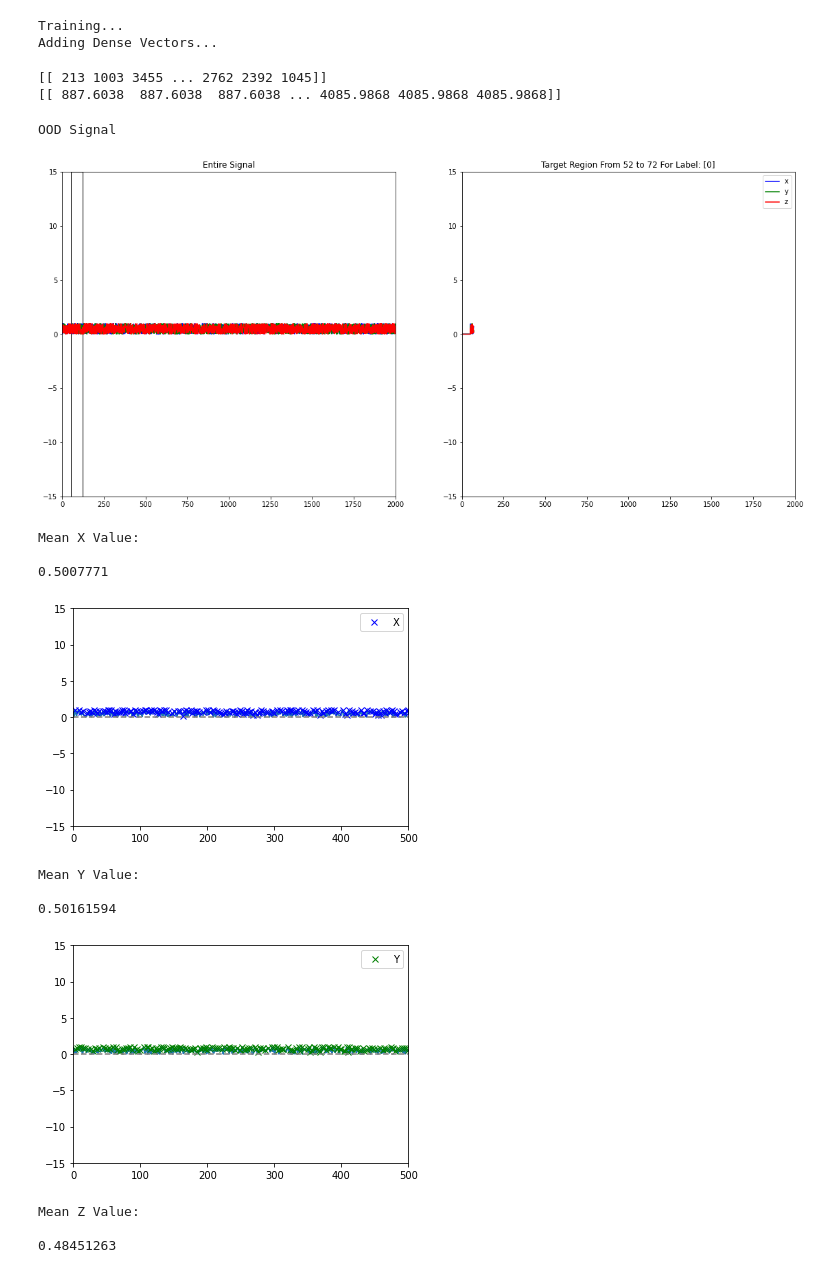
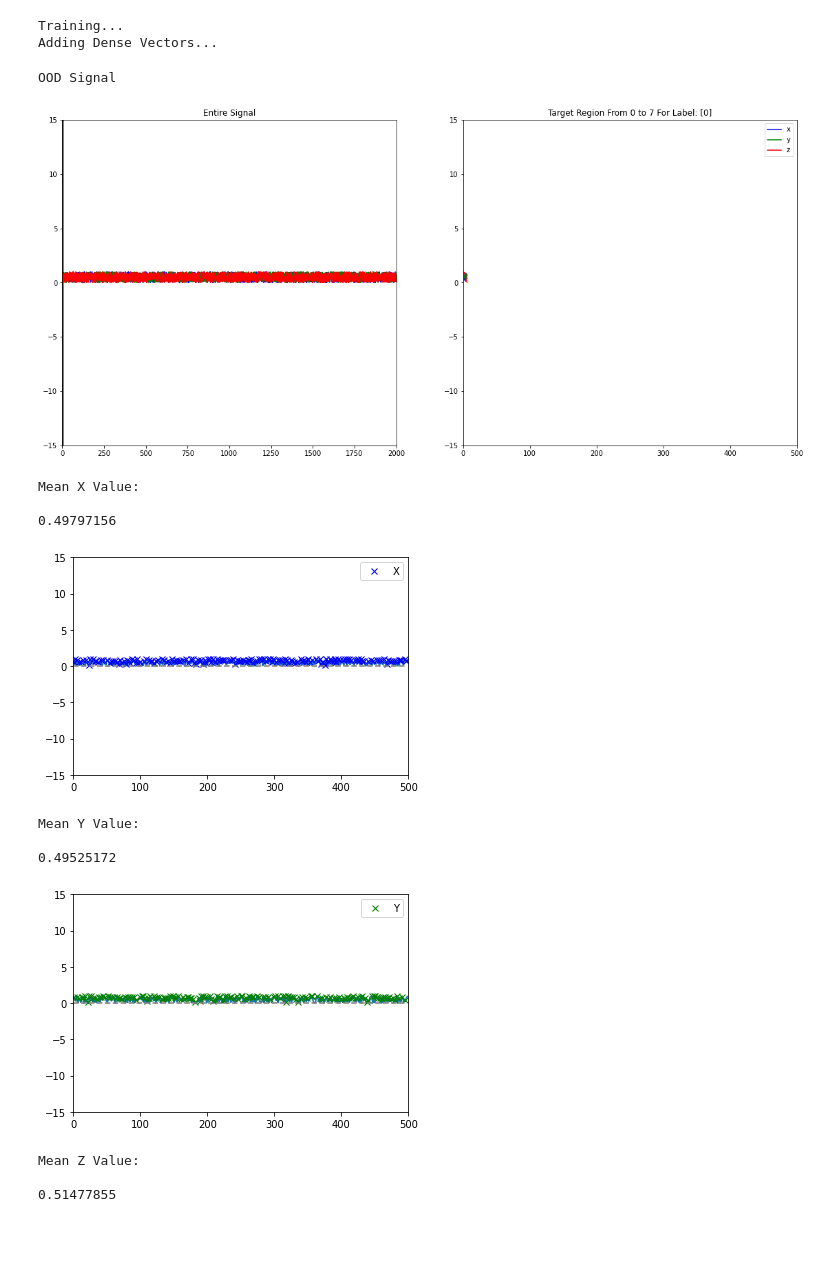
Before and after one commit to anas-awadalla/Incepto, a Jupyter notebook: interpretability_experiments/mPower_similarity_searching.ipynb, the cells around one changed output. Cells and saved outputs as stored; diff of their text form; code cells hidden in the pictures; blank space fills up the shorter version.

```diff
--- a/interpretability_experiments/mPower_similarity_searching.ipynb
+++ b/interpretability_experiments/mPower_similarity_searching.ipynb
@@ -325,15 +325,12 @@ import faiss
 index = faiss.read_index("test_index.index")
 # %%
 # Search
-index.nprobe = 8  # Runtime param. The number of cells that are visited for search.
+index.nprobe = 64  # Runtime param. The number of cells that are visited for search.
 topk = 4000
 dists, ids = index.search(search_query, k=topk)
 
-print(ids)
-print(dists)
+# print(ids)
+# print(dists)
-# %% [output]
-[[ 213 1003 3455 ... 2762 2392 1045]]
-[[ 887.6038  887.6038  887.6038 ... 4085.9868 4085.9868 4085.9868]]
 # %%
 # from signal_purtubation import extremal_perturbation
 # def get_purturbation(x, y, area):
@@ -427,7 +424,7 @@ def plot_signal(signals, boundaries, label):
         ax.plot(y,color='green',label='y')
         ax.plot(z,color='red',label='z')
 
-        ax.set_xlim(0,2000)
+        ax.set_xlim(0,500)
         ax.set_ylim(-15,15)
 
     plt.legend()
@@ -440,11 +437,13 @@ def viz_signal(signals, signal_labels, activation, threshold=0.8, window_size=20
 
     return x,y
 # %%
+    from scipy.signal import find_peaks
+
     print("OOD Signal")
 
     d = datapoint.cpu().numpy()
-    left,right = [0,2000]
-    viz_signal(d,datapoint_label.item(),training_data[10])
+    left,right = [0,500]
+    viz_signal(d,datapoint_label.item(),search_query[0])
 
     x = d[0][left:right]
     y = d[1][left:right]
@@ -457,42 +456,42 @@ def viz_signal(signals, signal_labels, activation, threshold=0.8, window_size=20
     plt.plot(x)
     plt.axis([0, 500, -15, 15])
     plt.plot(peaks, x[peaks], "x", label="X",color="blue")
     plt.plot(np.zeros_like(x), "--", color="gray")
     plt.legend()
     plt.show()
 
     print("Mean Y Value: \n")
     print(np.mean(y))
 
     peaks, _ = find_peaks(y, height=0)
     plt.plot(y)
     plt.axis([0, 500, -15, 15])
     plt.plot(peaks, y[peaks], "x",label="Y",color="green")
     plt.plot(np.zeros_like(y), "--", color="gray")
     plt.legend()
     plt.show()
 
     print("Mean Z Value: \n")
     print(np.mean(z))
 
     peaks, _ = find_peaks(z, height=0)
     plt.plot(z)
     plt.axis([0, 500, -15, 15])
     plt.plot(peaks, z[peaks], "x",label="Z",color="red")
     plt.plot(np.zeros_like(z), "--", color="gray")
     plt.legend()
     plt.show()
 # %% [output]
 OOD Signal
-[figure, old version]
+[figure, new version]
 Mean X Value:
 
-0.5007771
+0.49797156
-[figure, old version]
+[figure, new version]
 Mean Y Value:
 
-0.50161594
+0.49525172
-[figure, old version]
+[figure, new version]
 Mean Z Value:
 
-0.48451263
+0.51477855
```
Also changed, not shown: parts of 8 cells of this notebook, 1 other file.
